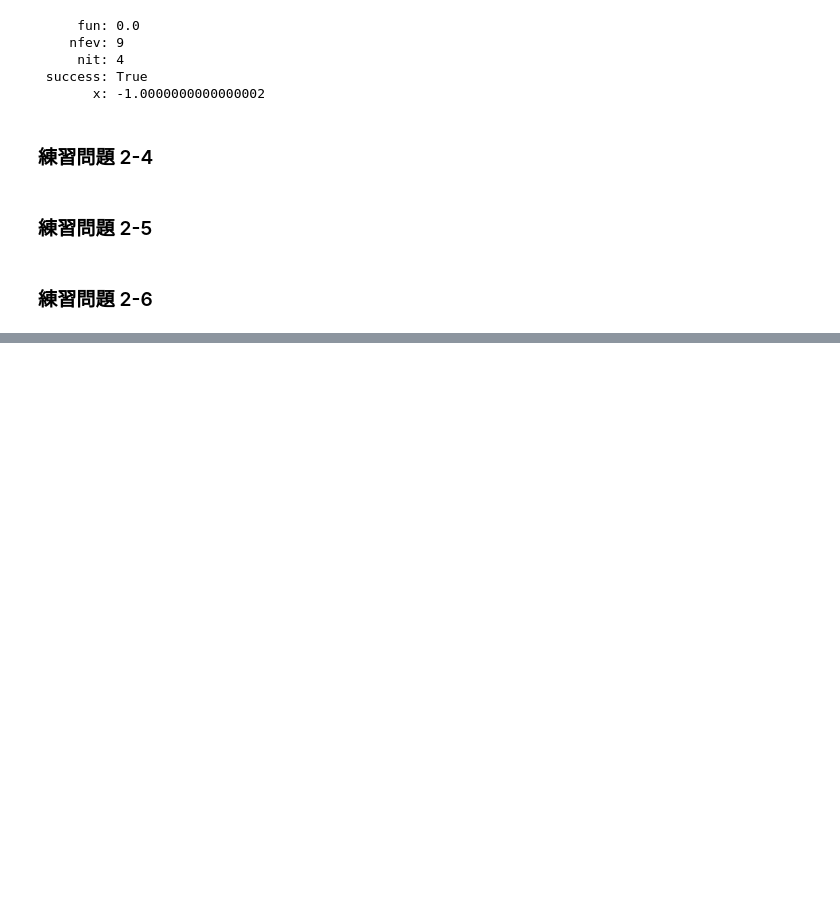
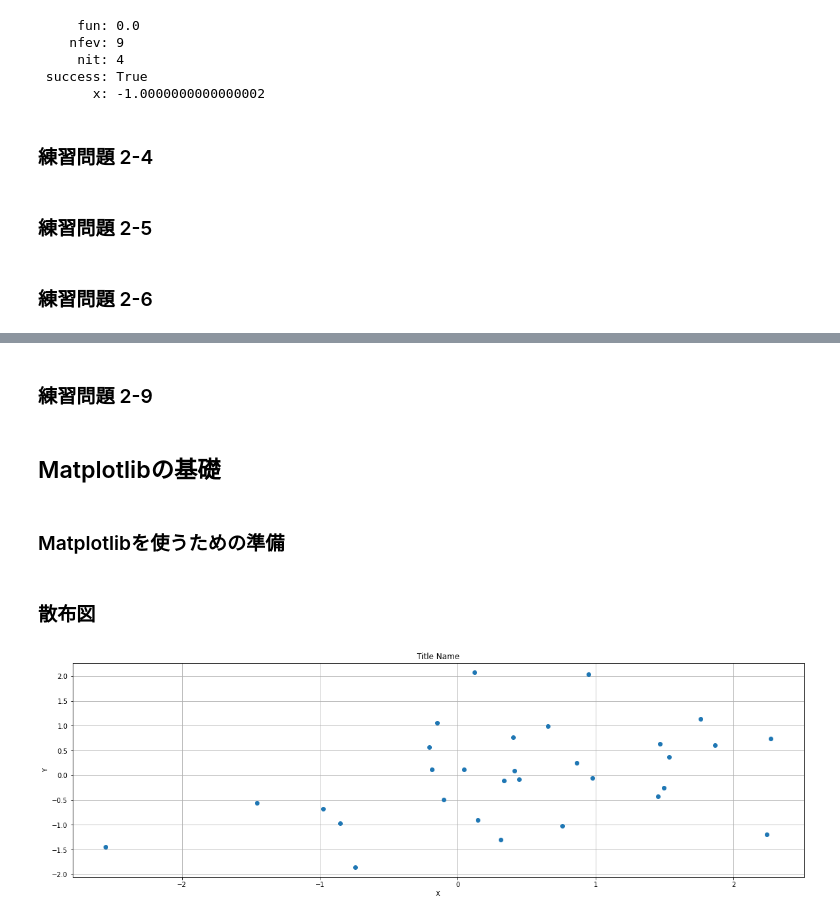
Before and after one commit to HidehikoMURAO/Data-Scientist-Training-Course, a Jupyter notebook: Chapter 2.ipynb, the cells around one changed output, grey strips where cells are left out. Saved outputs shown, nothing was run; the diff lists cells and outputs as text; code cells hidden in the pictures; blank space fills up the shorter version.

```diff
--- a/Chapter 2.ipynb
+++ b/Chapter 2.ipynb
@@ -324,0 +638,6 @@ print(minimize_scalar(my_function, method = 'Brent'))
+# %% [markdown]
+### 練習問題 2-9
+# %% [markdown]
+## Matplotlibの基礎
+# %% [markdown]
+### Matplotlibを使うための準備
@@ -324,0 +655,34 @@ print(minimize_scalar(my_function, method = 'Brent'))
+# %% [markdown]
+### 散布図
+# %%
+# 散布図
+
+# シード値の固定
+random.seed(0)
+
+# x軸のデータ
+x = np.random.randn(30)
+
+# y軸のデータ
+y = np.sin(x) + np.random.randn(30)
+
+# グラフの大きさ指定（figsize=(x, y), x, yで大きさを指定）
+plt.figure(figsize=(20, 6))
+
+# グラフの描写
+plt.plot(x, y, 'o')
+
+# 以下でも散布図が描ける
+# plt.scatter(x, y)
+
+# タイトル
+plt.title('Title Name')
+# Xの座標名
+plt.xlabel('X')
+# Yの座標名
+plt.ylabel('Y')
+
+# grid（グラフの中にある縦線と横線）の表示
+plt.grid(True)
+# %% [output]
+[figure, added]
```
Also changed, not shown: parts of 53 cells of this notebook.
